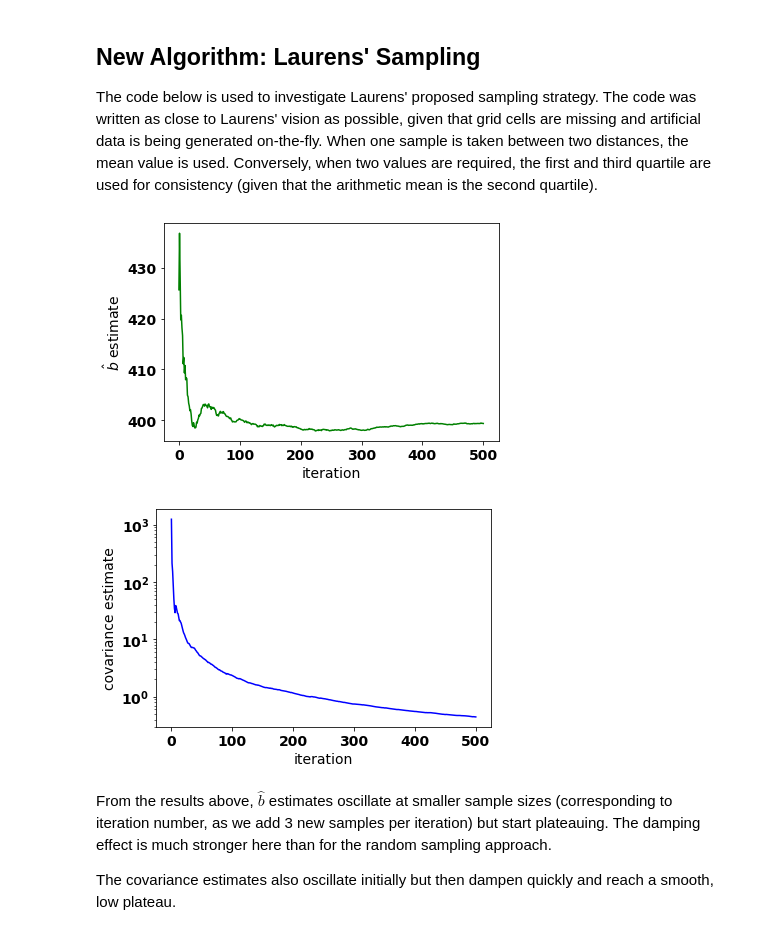
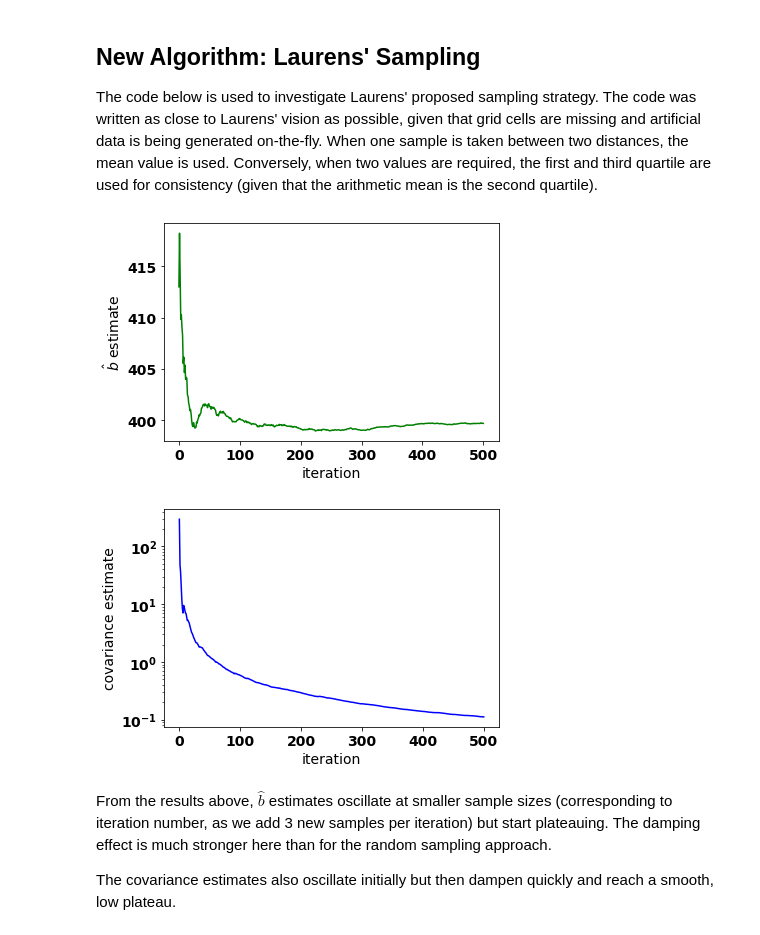
Before and after one commit to mustafa-majid-uu/curvefit_sampling, a Jupyter notebook: sampling.ipynb, the cells around one changed output. Drawn from its saved outputs; the diff is of its cells as text; code cells hidden in the pictures.

Commit message:
error var

```diff
--- a/sampling.ipynb
+++ b/sampling.ipynb
@@ -24,17 +24,17 @@ The following are two of the functions used for the experiment. The first is the
 The second function calls the first to generate a value of $\rho$ for a given $x$ value input. The parameter $b$ is fixed as 500. The noise is simulated by adding a value to $\rho$ that was sampled from a normal distribution with mean = 0 and standard deviation = 0.05. The standard deviation was chosen to be small enough to not cause deviations from the negative exponential curve, but it was big enough to introduce adequate noise in the results.
 # %%
 np.random.seed(0)
-error_val = 0.02
+#error_val = 0.02
 
 #function to calculate correlation (rho) for distance to cell, d, and correlation distance, D
 def cordist(d,D):
     rho = 2**(-d/D)
     return(rho)
 
-#generate correlation value using the function above, with corr. distance fixed  (D=500km). Distance to grid cell, d, is the input parameter.
-def generate_value(d):
+#generate correlation value using the function above, with corr. distance fixed  (D=400km). Distance to grid cell, d, is the input parameter.
+def generate_value(d,err):
     rho = cordist(d,400)
-    rho += np.random.normal(0.0, error_val, 1)[0]  #add random error to rho, taken from a normal distribution with mean = 0 and standard deviation = 0.02
+    rho += np.random.normal(0.0, err, 1)[0]  #add random error to rho, taken from a normal distribution with mean = 0 and standard deviation = 0.02
 
     if rho > 1: #correlation cannot be outside the range [-1,1], so I have chosen to truncate the value in that case.
         rho = 1
@@ -53,19 +53,19 @@ Following the function definition, we generate $m=100$ random samples with a ran
 np.random.seed(0)
 
 #a function that generates n random samples, with distance values of a given range
-def generate_random_samples(n,lower_bound,upper_bound):
+def generate_random_samples(n,lower_bound,upper_bound,err):
     x = []
     y = []
     for i in range(n):
         d= np.random.uniform(lower_bound,upper_bound) #generate random distance value from fixed cell as a sample from a uniform distribution, in the range L.B. to U.B.
-        rho = generate_value(d)
+        rho = generate_value(d,err)
         x.append(d)
         y.append(rho)
     return ((x,y))
 
 #Generate scatter plot of distance vs correlation, with random colors to help differentiate overlapping points.
 m = 100 #number of samples
-x,y = generate_random_samples(m,0,4000)
+x,y = generate_random_samples(m,0,4000,0.01)
 plt.figure(0)
 plt.scatter(x,y, c=np.random.rand(len(x)), s=20)
 plt.xlabel("Distance from fixed cell")
@@ -94,7 +94,7 @@ np.random.seed(0)
 #generate random samples, with sample size "n" equal to each iteration number
 for i in range(2,iterations):
     sample_size.append(i)   #this list will be used as the x-axis in the plots, and it should start from sample size = 2
-    x,y = generate_random_samples(i,0,1000)     #generate i samples, with each distance value being within the range [0,1000]
+    x,y = generate_random_samples(i,0,1000,0.01)     #generate i samples, with each distance value being within the range [0,1000]
     params, covs = optimize.curve_fit(cordist, xdata = x, ydata = y, p0=400)    #fit curve with generated data and initial guess for parameter as 400km
 
     bhat_arr.append(params[0]) #append the b-hat estimate to the b-hat array
@@ -129,8 +129,9 @@ bhat_arr = []
 cov_arr = []
 np.random.seed(0)
 p_0 = 0 #starting grid cell
-p_100 = generate_value(100) #generate values for rho for distances 500km and 1000km using the neg. exp. model (again, with noise)
-p_1000 = generate_value(1000)
+e = 0.01
+p_100 = generate_value(100,e) #generate values for rho for distances 500km and 1000km using the neg. exp. model (again, with noise)
+p_1000 = generate_value(1000,e)
 
 x = [100,1000]
 y = [p_100,p_1000] #store distance and rho values in lists for easy plotting
@@ -148,8 +149,8 @@ m2 = (1000+bhat_arr[0]) * 0.5
 
 #Calculate correlation for each new distance value and fit curve on these two + previous two points:
 
-m1_rho = generate_value(m1)
-m2_rho = generate_value(m2)
+m1_rho = generate_value(m1,e)
+m2_rho = generate_value(m2,e)
 
 x.append(m1)
 y.append(m1_rho)
@@ -168,54 +169,54 @@ for i in range(1,500):
 
     if bhat_arr[i] < bhat_arr[i-1]: #take two distances < bhat[i-1] and >100. We used mean for one distance, but for two we will use 1st and 3rd quartile.
         q1 = (bhat_arr[i]+100)*0.25
-        q1_rho = generate_value(q1)
+        q1_rho = generate_value(q1,e)
         q3 = (bhat_arr[i]+100)*0.75
-        q3_rho = generate_value(q3)
+        q3_rho = generate_value(q3,e)
 
 
         #take one point >bhat[i] and <1000. We can use mean for a single point.
         m1 = (bhat_arr[i]+1000) * 0.5
-        m1_rho = generate_value(m1)
+        m1_rho = generate_value(m1,e)
 
     else: #vice versa; take quartiles between bhat[i] and 1000, and median between bhat[i] and 100.
         q1 = (bhat_arr[i]+1000)*0.25
-        q1_rho = generate_value(q1)
+        q1_rho = generate_value(q1,e)
         q3 = (bhat_arr[i]+1000)*0.75
-        q3_rho = generate_value(q3)
+        q3_rho = generate_value(q3,e)
 
         m1 = (bhat_arr[i]+100) * 0.5
-        m1_rho = generate_value(m1)
+        m1_rho = generate_value(m1,e)
 
     x.append(q1)        #append all distance-correlation pairs to the correct x and y lists
     y.append(q1_rho)
     x.append(q3)
     y.append(q3_rho)
     x.append(m1)
     y.append(m1_rho)
 
 
     params, covs = optimize.curve_fit(cordist, xdata = x, ydata = y, p0=400) #fit the curve onto the 2 data points and get b-hat and covariance estimates
     bhat_arr.append(params[0]) #new estimate of corr. dist added to b-hat list
     cov_arr.append(covs[0][0])
 
 
 
 plt.figure(3)
 plt.plot(i_arr,bhat_arr, c='green' )
 
 plt.ylabel('$\hat{b}$ estimate')
 plt.xlabel('iteration')
 #plt.title("Plotting the correlation distance estimate vs. iteration")
 
 plt.figure(4)
 plt.plot(i_arr,cov_arr,color='blue')
 plt.xlabel('iteration')
 plt.ylabel('covariance estimate')
 plt.yscale('log')
 #plt.title("Plotting the covariance estimate vs. iteration")
 # %% [output]
 [figure]
-[figure, old version]
+[figure, new version]
 # %% [markdown]
 From the results above, $\hat{b}$ estimates oscillate at smaller sample sizes (corresponding to iteration number, as we add 3 new samples per iteration) but start plateauing. The damping effect is much stronger here than for the random sampling approach.
 
```
Also changed, not shown: parts of 2 cells of this notebook.
